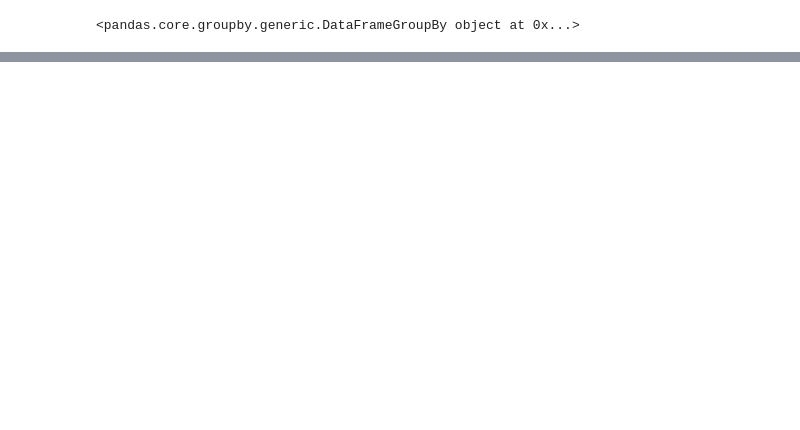
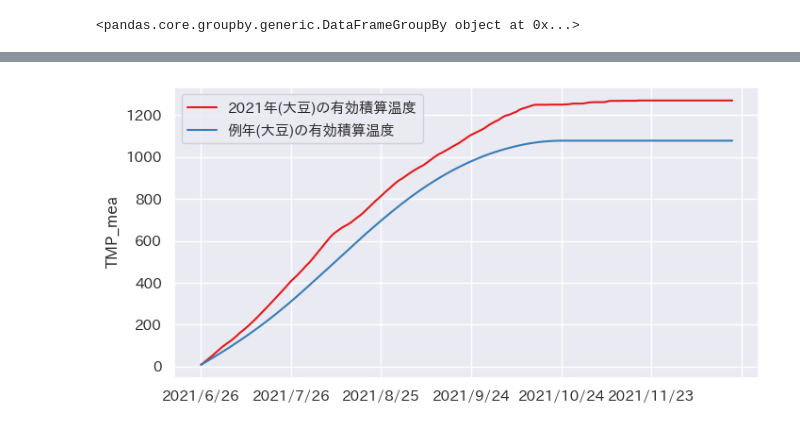
Before and after one commit to sagri-tokyo/akita_daizu, a Jupyter notebook: 1.気象データとxarray.ipynb, the cells around one changed output, grey strips where cells are left out. Cells and saved outputs as stored; diff of their text form; code cells hidden in the pictures; blank space fills up the shorter version.

```diff
--- a/1.気象データとxarray.ipynb
+++ b/1.気象データとxarray.ipynb
@@ -300,0 +413,35 @@ KeyboardInterrupt:
+# %%
+#大豆が植えられてからの有効積算温度を求める．
+#大豆が植えられてからのデータはエクセルで整形しました．
+dfObj_12 = pd.read_csv('dfObj_12_daizu.csv')
+df1bj_12 = pd.read_csv('df1bj_12_daizu.csv')
+
+dfObj_12['cumsum_tmp_mean_daizu'] = dfObj_12['TMP_mea_valid'].cumsum()
+df1bj_12['cumsum_tmp_mean_daizu'] = df1bj_12['TMP_mea_valid'].cumsum()
+# %%
+plt.style.use('default')
+sns.set(font='IPAexGothic')
+
+sns.set_palette('Set1')
+
+x=dfObj_12['time']
+
+gene1 = dfObj_12['cumsum_tmp_mean_daizu']
+gene2 = df1bj_12['cumsum_tmp_mean_daizu']
+fig = plt.figure(figsize = (8,4))
+ax = fig.add_subplot(1,1,1)
+
+plt.xticks(np.arange(0, 180 + 1, 30))
+
+ax.plot(x,gene1,label='2021年(大豆)の有効積算温度')
+ax.plot(x,gene2,label='例年(大豆)の有効積算温度')
+
+ax.legend()
+plt.xticks()
+ax.set_ylabel('TMP_mea')
+
+
+
+plt.show()
+# %% [output]
+[figure, added]
```
Also changed, not shown: parts of 33 cells of this notebook, 29 other files.
